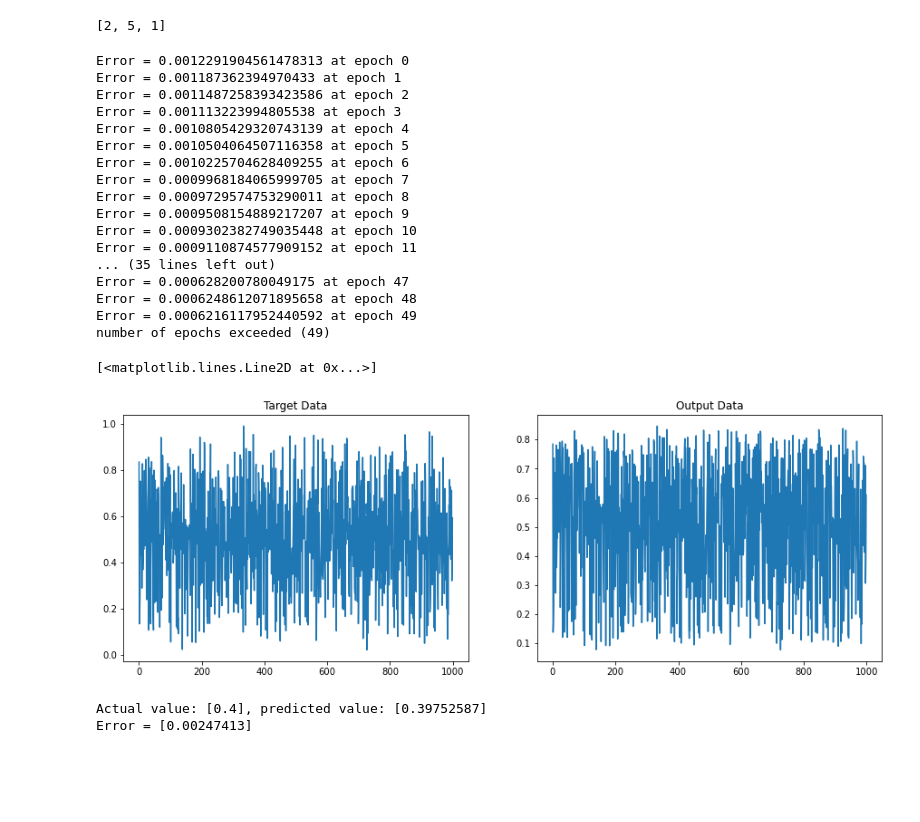
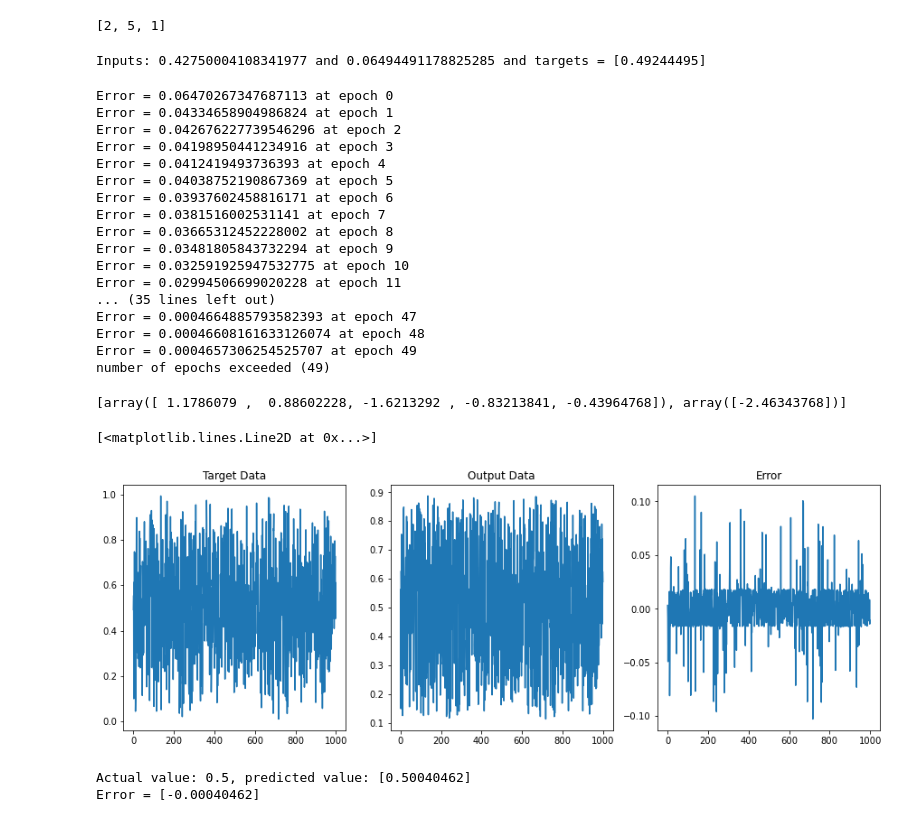
Before and after one commit to HNuijens/AudioMachineLearning, a Jupyter notebook: Deep Learning/3. Training a Neural Network.ipynb, the cells around one changed output. Drawn from its saved outputs; the diff is of its cells as text; code cells hidden in the pictures; blank space fills up the shorter version.

Commit message:
added biases

```diff
--- a/Deep Learning/3. Training a Neural Network.ipynb
+++ b/Deep Learning/3. Training a Neural Network.ipynb
@@ -20,8 +20,10 @@ class ANN:
         print(layers)
 
         self.weights = [np.random.rand(layers[i], layers[i+1]) for i in range(len(layers)-1)]
+        self.biases = [np.random.rand(layers[i]) for i in range(1, len(layers))]
         self.activations = [np.zeros(layers[i]) for i in range(len(layers))]
         self.derivatives = [np.zeros((layers[i], layers[i+1])) for i in range(len(layers)-1)]
+        self.deltas = [np.zeros(layers[i]) for i in range(1, len(layers))]
 
     def _sigmoid(self, net_inputs):
         a = 1 / (1 + np.exp(-net_inputs))
@@ -31,8 +33,8 @@ class ANN:
         da = x * (1.0 - x)
         return da
 
-    def _activate(self, inputs, W):
-        net_inputs = np.dot(inputs, W) # summation
+    def _activate(self, inputs, W, b):
+        net_inputs = np.dot(inputs, W) + b # summation
         activation = self._sigmoid(net_inputs) # modulation
         return activation
 
@@ -40,16 +42,16 @@ class ANN:
         activations = inputs
         self.activations[0] = activations
         for i in range(len(self.weights)):
-            activations = self._activate(activations, self.weights[i])
+            activations = self._activate(activations, self.weights[i], self.biases[i])
             self.activations[i+1] = activations
         return activations
 
     def _back_propagate(self, error, verbose=False):
         # calculate error gradient
-
         for i in reversed(range(len(self.derivatives))):
             activations = self.activations[i+1]
             delta = error * self._sigmoid_dh(activations)
+            self.deltas[i] = delta
             delta_reshaped =  delta.reshape(delta.shape[0], -1).T
             current_activations = self.activations[i]
             current_activations_reshaped = current_activations.reshape(current_activations.shape[0], -1)
@@ -65,6 +67,7 @@ class ANN:
         for i in range(len(self.weights)):
             # print(f'Original weights = {self.weights[i]}')
             self.weights[i] += self.derivatives[i] * learning_rate
+            self.biases[i] += self.deltas[i] * learning_rate
             # print(f'Updated weights = {self.weights[i]}')
 
     def _mse(self, target, output):
@@ -114,44 +117,55 @@ epochs = 50
 # train model to add inputs
 inputs = np.array([[random() / 2 for _ in range(2)] for _ in range(1000)])
 targets = np.array([[i[0] + i[1]] for i in inputs])
+# %%
+print(f'Inputs: {inputs[0, 0]} and {inputs[0 , 1]} and targets = {targets[0]}')
+# %% [output]
+Inputs: 0.42750004108341977 and 0.06494491178825285 and targets = [0.49244495]
 # %%
 out = ann.train_neural_network(inputs, targets, learning_rate, epochs)
 # %% [output]
-Error = 0.0012291904561478313 at epoch 0
-Error = 0.001187362394970433 at epoch 1
-Error = 0.0011487258393423586 at epoch 2
-Error = 0.001113223994805538 at epoch 3
-Error = 0.0010805429320743139 at epoch 4
-Error = 0.0010504064507116358 at epoch 5
-Error = 0.0010225704628409255 at epoch 6
-Error = 0.0009968184065999705 at epoch 7
-Error = 0.0009729574753290011 at epoch 8
-Error = 0.0009508154889217207 at epoch 9
-Error = 0.0009302382749035448 at epoch 10
-Error = 0.0009110874577909152 at epoch 11
+Error = 0.06470267347687113 at epoch 0
+Error = 0.04334658904986824 at epoch 1
+Error = 0.042676227739546296 at epoch 2
+Error = 0.04198950441234916 at epoch 3
+Error = 0.0412419493736393 at epoch 4
+Error = 0.04038752190867369 at epoch 5
+Error = 0.03937602458816171 at epoch 6
+Error = 0.0381516002531141 at epoch 7
+Error = 0.03665312452228002 at epoch 8
+Error = 0.03481805843732294 at epoch 9
+Error = 0.032591925947532775 at epoch 10
+Error = 0.02994506699020228 at epoch 11
 ... (35 lines left out)
-Error = 0.000628200780049175 at epoch 47
-Error = 0.0006248612071895658 at epoch 48
-Error = 0.0006216117952440592 at epoch 49
+Error = 0.0004664885793582393 at epoch 47
+Error = 0.00046608161633126074 at epoch 48
+Error = 0.0004657306254525707 at epoch 49
 number of epochs exceeded (49)
+# %%
+print(biases)
+# %% [output]
+[array([ 1.1786079 ,  0.88602228, -1.6213292 , -0.83213841, -0.43964768]), array([-2.46343768])]
 # %%
 plt.figure(figsize = (15,5))
-plt.subplot(1,2,1)
+plt.subplot(1,3,1)
 plt.title('Target Data')
 plt.plot(targets)
-plt.subplot(1,2,2)
+plt.subplot(1,3,2)
 plt.title('Output Data')
 plt.plot(out)
+plt.subplot(1,3,3)
+plt.title('Error')
+plt.plot(targets - out)
 # %% [output]
 [<matplotlib.lines.Line2D at 0x...>]
-[figure, old version]
+[figure, new version]
 # %%
 # predict data
-inputs = [0.1, 0.3]
-output = [0.4]
+inputs = [0.4, 0.1]
+output = inputs[0] + inputs[1]
 y_pred = ann._forward_propagate(inputs)
 print(f'Actual value: {output}, predicted value: {y_pred}')
 print(f'Error = {output - y_pred}')
 # %% [output]
-Actual value: [0.4], predicted value: [0.39752587]
-Error = [0.00247413]
+Actual value: 0.5, predicted value: [0.50040462]
+Error = [-0.00040462]
```
